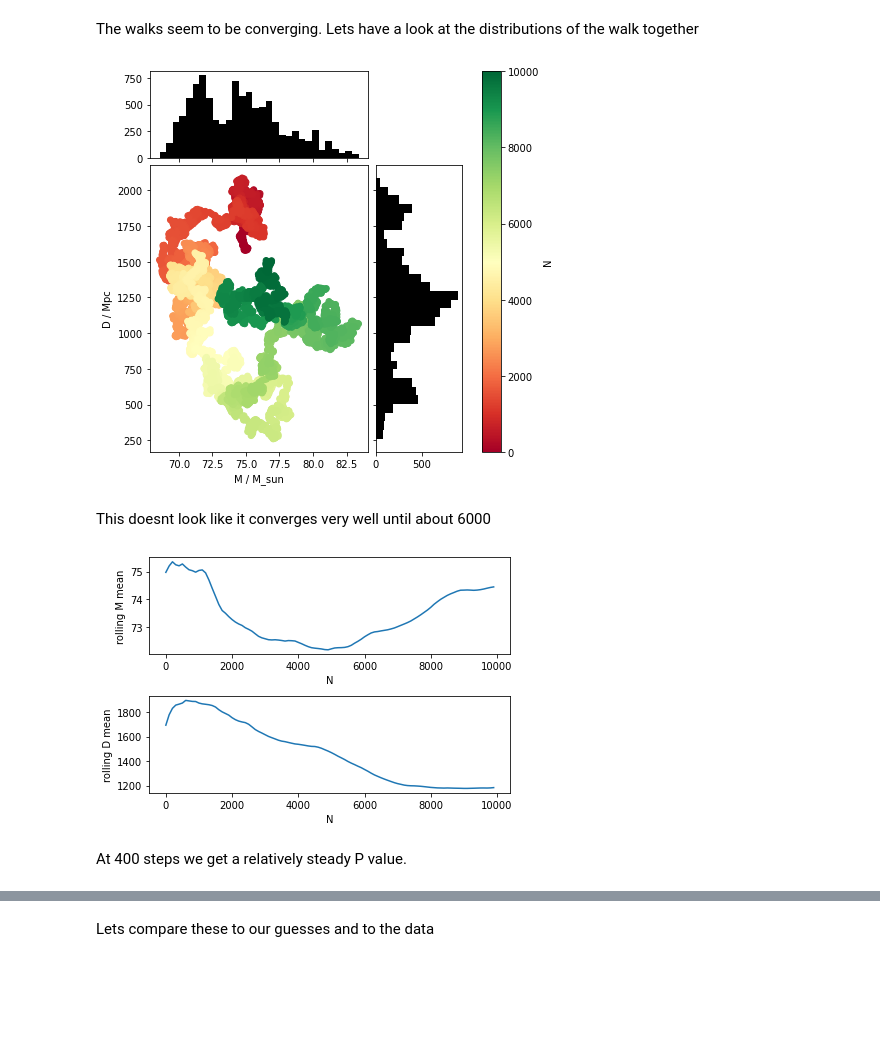
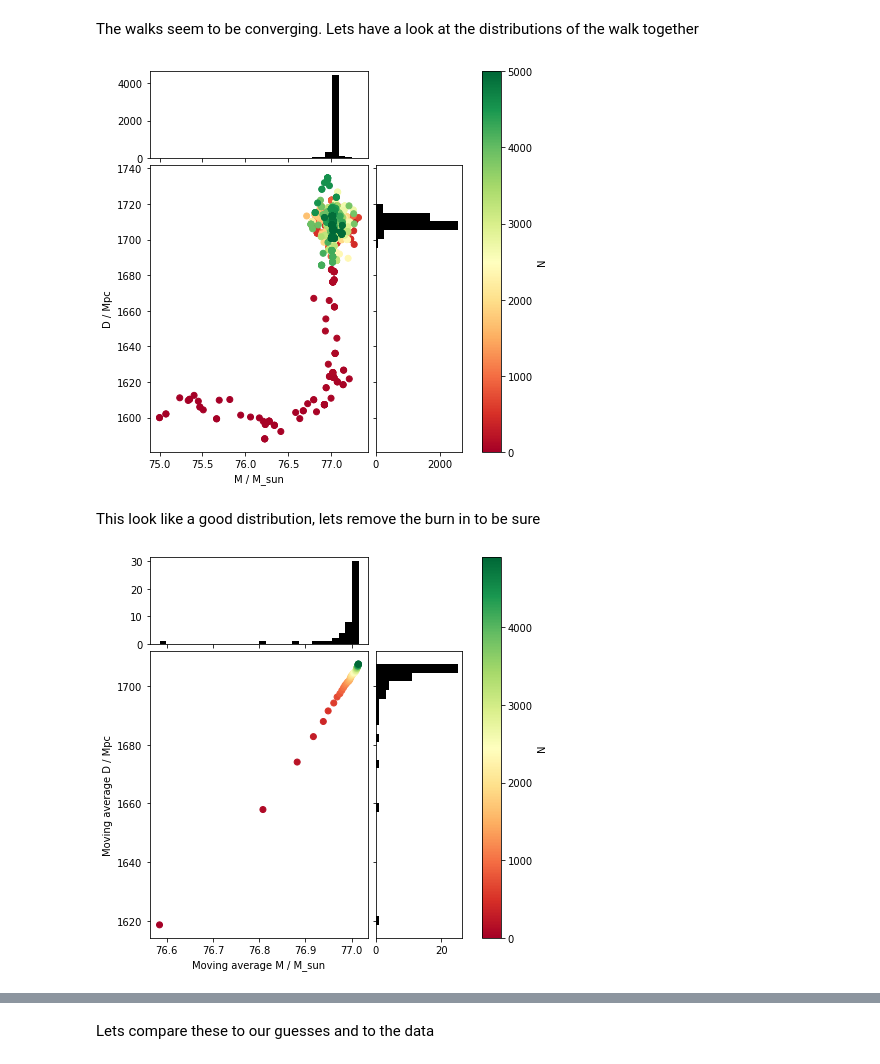
Before and after one commit to Clarke-Jools-36/DataAnalysis22, a Jupyter notebook: CA2_1903779.ipynb, the cells around one changed output, grey strips where cells are left out. Cells and saved outputs as stored; diff of their text form; code cells hidden in the pictures; blank space fills up the shorter version.

```diff
--- a/CA2_1903779.ipynb
+++ b/CA2_1903779.ipynb
@@ -559,7 +578,9 @@ Lets use MCMC to sample the total mass and distance and find the best values for
 def scale_ref_mcmc(M,D): #M_sun, Mpc
   t = t_obs
   M_prime, D_prime = 40, 1 #M_sun, Mpc
-  s = (M/M_prime)*(D_prime/D)*np.array(interp_fn((M/M_prime)*t))
+  tprime = (M_prime/M)*t
+  hprime = interp_fn(tprime)
+  s = (M/M_prime)*(D_prime/D)*hprime
   return s
 
 theta = np.array([M_guess,D_guess])
@@ -569,13 +590,13 @@ Now we need a metric to compare the goodness of fit of our theta values against
 def posterior(theta):
   data = s_obs
   posterior = scale_ref_mcmc(*theta)
-  #return -0.5*np.sum((posterior-data)**2)
-  return -0.5*np.sum((data-posterior)**2 / std_obs**2)
+  #return np.sum((data-posterior)**2)
+  return 0.5*np.sum((data-posterior)**2 / std_obs**2)
 # %%
 from tqdm.notebook import trange
 # %%
 # set up MCMC step paramaters
-N_mcmc = 10000
+N_mcmc = 5000
 theta_current = np.zeros([N_mcmc+1,2])
 p_current = np.zeros(N_mcmc+1)
 
@@ -583,7 +604,7 @@ theta_current[0] = theta
 
 # choose a value for width of normal distribution to get the step in seconds
 sigma_m_mcmc = 0.1
-sigma_d_mcmc = 10
+sigma_d_mcmc = 5
 
 for i in trange(N_mcmc):
     p_current[i] = posterior(theta_current[i]) # put in posterior equations
@@ -592,23 +613,23 @@ for i in trange(N_mcmc):
 
     if theta_proposed[0] < 20:
       p_proposed = posterior([20,theta_proposed[1]])
-    elif theta_proposed[1] > 100:
+    elif theta_proposed[0] > 100:
       p_proposed = posterior([100,theta_proposed[1]])
     if theta_proposed[1] <= 0:
       p_proposed = posterior([theta_proposed[0],1])
 
     p_proposed = posterior(theta_proposed)
     #  keep value if probability proposed theta greater than the current prob
-    if p_proposed > p_current[i]:
+    if p_proposed < p_current[i]:
         theta_current[i+1] = theta_proposed
     else:
     # if probability lower
     # use the ratios of probability to define probability of the move
-        p_new_move = p_proposed/p_current[i]
+        p_new_move = p_current[i]/p_proposed
         # generate random number for probability
         u_random = np.random.uniform(0,1)
         # if u_random < p_new_move, then accept, if not, reject
-        if u_random <= p_new_move:
+        if u_random >= p_new_move:
             theta_current[i+1] = theta_proposed
         else:
             theta_current[i+1] = theta_current[i]
@@ -660,34 +709,49 @@ ax_histx.hist(theta_current[:,0], bins=30, color="k")
 ax_histy.hist(theta_current[:,1], bins=30,orientation='horizontal', color="k")
 
 plt.show()
+print("\n\n\n")
 # %% [output]
-[figure, old version]
+[figure, new version]
-# %% [markdown]
-This doesnt look like it converges very well until about 6000
+# %% [markdown]
+This look like a good distribution, lets remove the burn in to be sure
 # %%
 # going to work out means of subsets
 converge_test = int(N_mcmc/100)
 converge_m_mean = np.zeros(converge_test)
 converge_d_mean = np.zeros(converge_test)
 c_x = np.zeros(converge_test)
 
 for i in range(0,converge_test):
     converge_m_mean[i] = np.mean(theta_current[0:(i+1)*100,0])
     converge_d_mean[i] = np.mean(theta_current[0:(i+1)*100,1])
     c_x[i] = i*100
 
 
-fig, ax = plt.subplots(2, 1)
-ax[0].plot(c_x,converge_m_mean)
-ax[0].set_xlabel('N')
-ax[0].set_ylabel('rolling M mean')
+fig, ax = plt.subplots(figsize=(7, 7))
 
-ax[1].plot(c_x,converge_d_mean)
-ax[1].set_xlabel('N')
-ax[1].set_ylabel('rolling D mean')
+# the scatter plot:
+sc = ax.scatter(converge_m_mean, converge_d_mean, c=c_x, cmap='RdYlGn')
+ax.set_ylabel("Moving average D / Mpc")
+ax.set_xlabel("Moving average M / M_sun")
 
-fig.tight_layout()
+cbar = plt.colorbar(sc)
+cbar.set_label('N')
+
+# create new axes on the right and on the top of the current axes
+divider = make_axes_locatable(ax)
+# below height and pad are in inches
+ax_histx = divider.append_axes("top", 1.2, pad=0.1, sharex=ax)
+ax_histy = divider.append_axes("right", 1.2, pad=0.1, sharey=ax)
+
+# make some labels invisible
+ax_histx.xaxis.set_tick_params(labelbottom=False)
+ax_histy.yaxis.set_tick_params(labelleft=False)
+
+#then plot histograms
+ax_histx.hist(converge_m_mean, bins=30, color="k")
+ax_histy.hist(converge_d_mean, bins=30,orientation='horizontal', color="k")
+
+plt.show()
+print("\n\n\n")
 # %% [output]
-[figure, old version]
+[figure, new version]
-# %% [markdown]
-At 400 steps we get a relatively steady P value.
```
Also changed, not shown: parts of 40 cells of this notebook.
